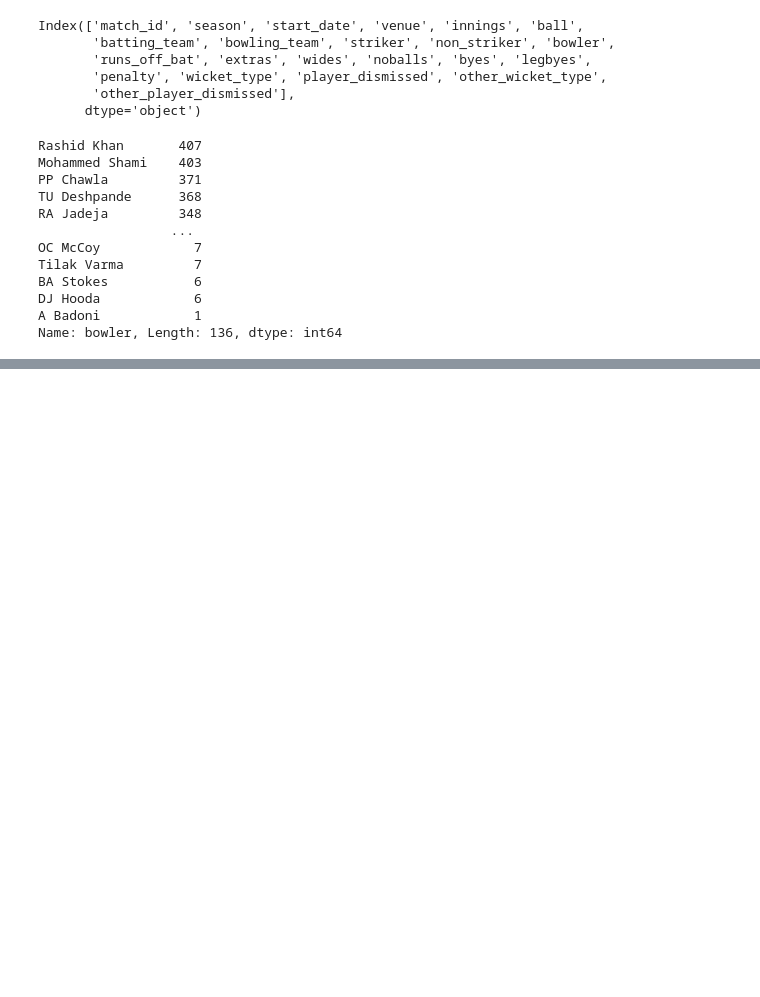
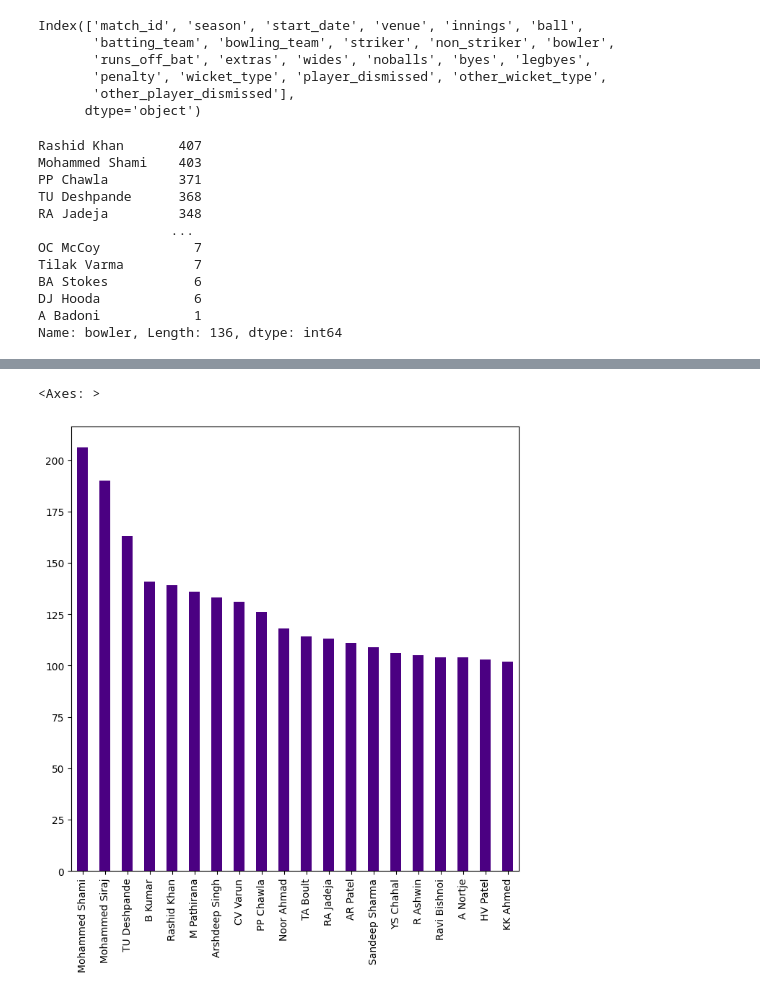
Before and after one commit to Rounak396/ipl_score_prediction_and_analysis, a Jupyter notebook: 2. 2023 IPL Data Analysis/1.ipl_2023_ball_by_ball_analysis.ipynb, the cells around one changed output, grey strips where cells are left out. Saved outputs shown, nothing was run; the diff lists cells and outputs as text; code cells hidden in the pictures; blank space fills up the shorter version.

```diff
--- a/2. 2023 IPL Data Analysis/1.ipl_2023_ball_by_ball_analysis.ipynb
+++ b/2. 2023 IPL Data Analysis/1.ipl_2023_ball_by_ball_analysis.ipynb
@@ -512,0 +533,5 @@ Name: bowler, Length: 136, dtype: int64
+# %%
+data1[data1["runs_off_bat"]==0]["bowler"].value_counts().head(20).plot(kind='bar', figsize=(8,8), color='indigo')
+# %% [output]
+<Axes: >
+[figure, added]
```
Also changed, not shown: parts of 4 cells of this notebook.
